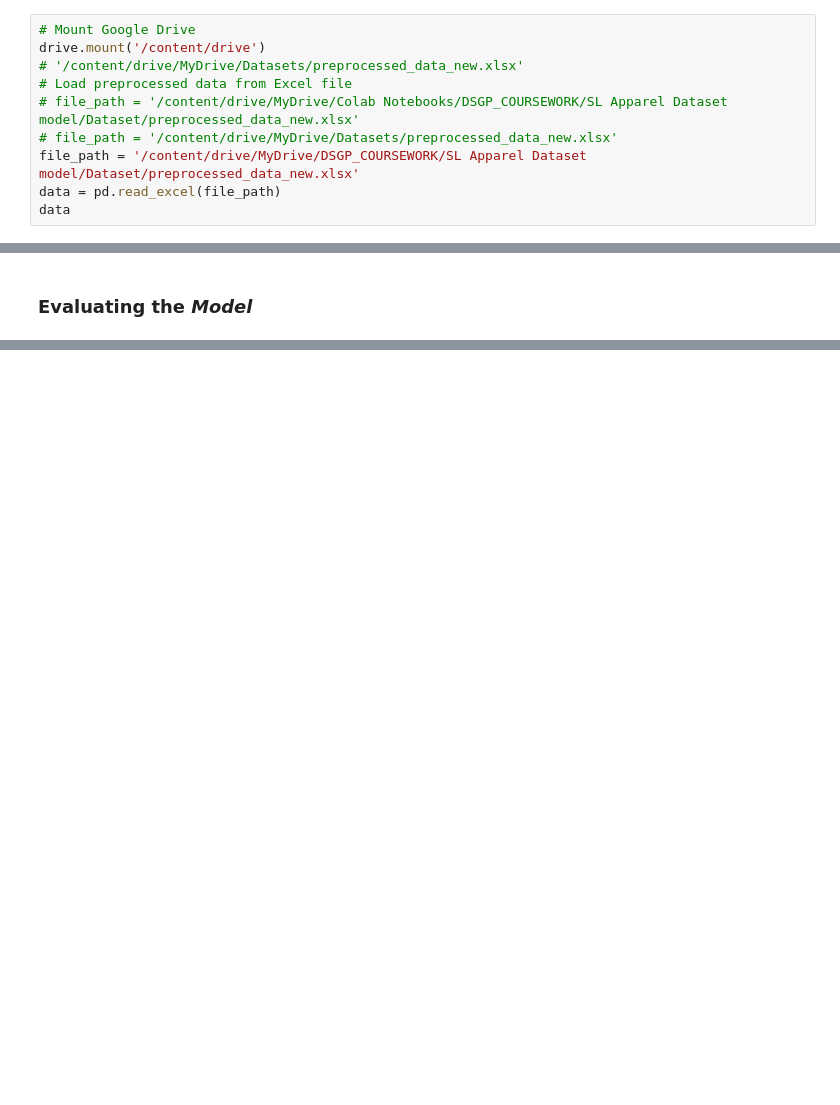
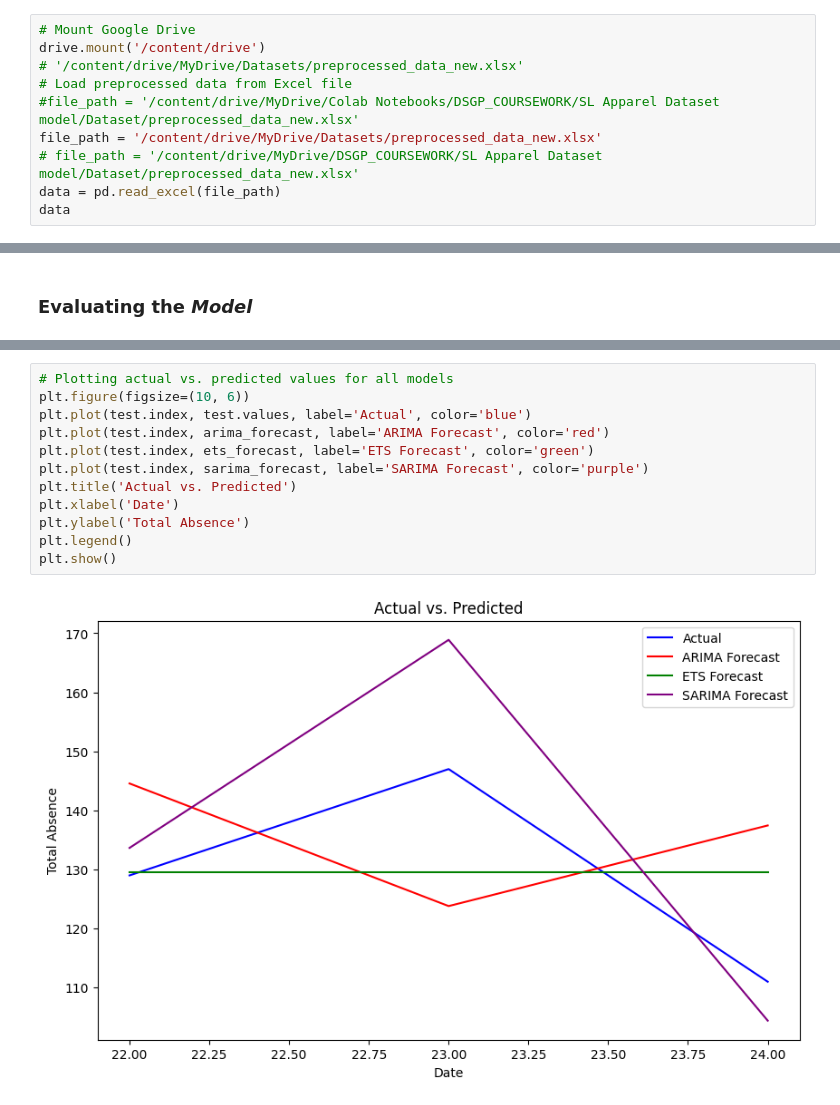
Before and after one commit to DSGP-Group-1-EAPS/SL-Apparel-Dataset, a Jupyter notebook: ARIMA_and_SARIMA_for_MAT.ipynb, the cells around one changed output, grey strips where cells are left out. Cells and saved outputs as stored; diff of their text form; blank space fills up the shorter version.

```diff
--- a/ARIMA_and_SARIMA_for_MAT.ipynb
+++ b/ARIMA_and_SARIMA_for_MAT.ipynb
@@ -20,9 +20,9 @@ from statsmodels.graphics.tsaplots import plot_acf
 drive.mount('/content/drive')
 # '/content/drive/MyDrive/Datasets/preprocessed_data_new.xlsx'
 # Load preprocessed data from Excel file
-# file_path = '/content/drive/MyDrive/Colab Notebooks/DSGP_COURSEWORK/SL Apparel Dataset model/Dataset/preprocessed_data_new.xlsx'
-# file_path = '/content/drive/MyDrive/Datasets/preprocessed_data_new.xlsx'
-file_path = '/content/drive/MyDrive/DSGP_COURSEWORK/SL Apparel Dataset model/Dataset/preprocessed_data_new.xlsx'
+#file_path = '/content/drive/MyDrive/Colab Notebooks/DSGP_COURSEWORK/SL Apparel Dataset model/Dataset/preprocessed_data_new.xlsx'
+file_path = '/content/drive/MyDrive/Datasets/preprocessed_data_new.xlsx'
+# file_path = '/content/drive/MyDrive/DSGP_COURSEWORK/SL Apparel Dataset model/Dataset/preprocessed_data_new.xlsx'
 data = pd.read_excel(file_path)
 data
 # %% [output]
@@ -260,0 +361,14 @@ Warnings:
+# %%
+# Plotting actual vs. predicted values for all models
+plt.figure(figsize=(10, 6))
+plt.plot(test.index, test.values, label='Actual', color='blue')
+plt.plot(test.index, arima_forecast, label='ARIMA Forecast', color='red')
+plt.plot(test.index, ets_forecast, label='ETS Forecast', color='green')
+plt.plot(test.index, sarima_forecast, label='SARIMA Forecast', color='purple')
+plt.title('Actual vs. Predicted')
+plt.xlabel('Date')
+plt.ylabel('Total Absence')
+plt.legend()
+plt.show()
+# %% [output]
+[figure, added]
```
Also changed, not shown: parts of 4 cells of this notebook.
